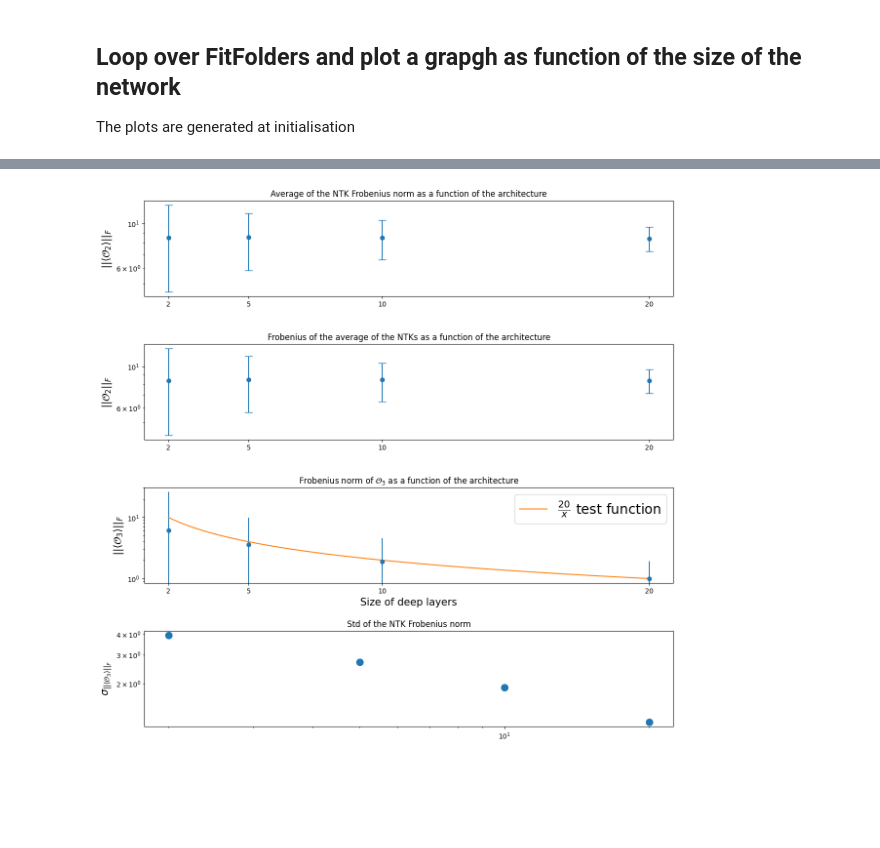
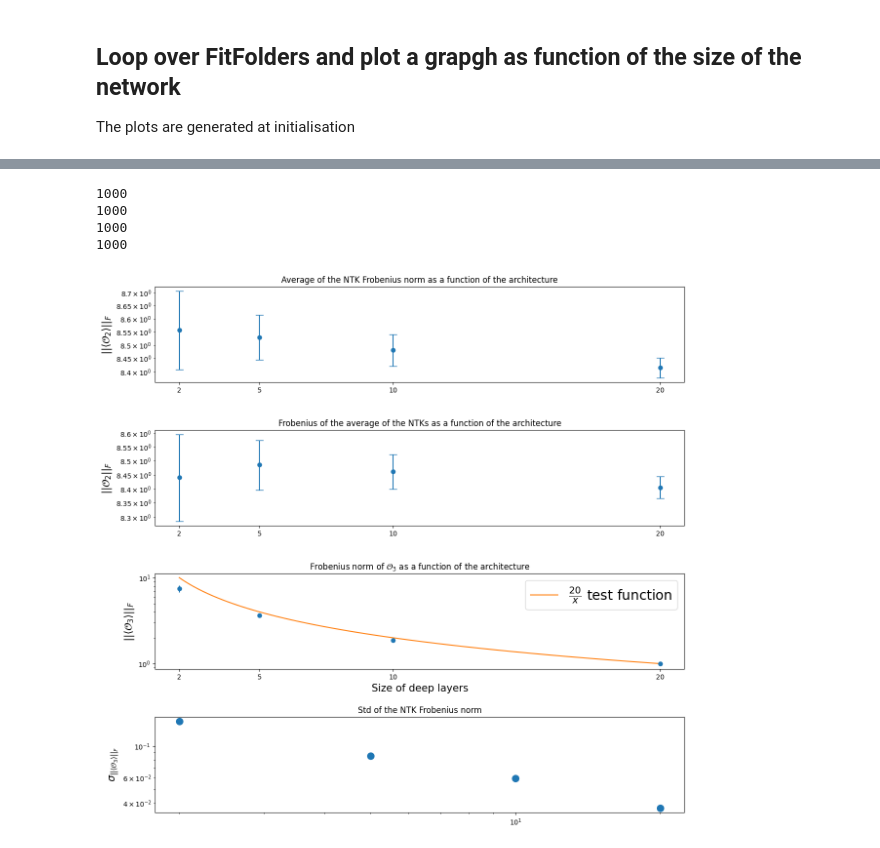
Before and after one commit to achiefa/NTK-interface, a Jupyter notebook: Analysis/Scaling_light.ipynb, the cells around one changed output, grey strips where cells are left out. Cells and saved outputs as stored; diff of their text form; code cells hidden in the pictures; blank space fills up the shorter version.

```diff
--- a/Analysis/Scaling_light.ipynb
+++ b/Analysis/Scaling_light.ipynb
@@ -113,6 +113,7 @@ for i, fit in enumerate(FitFolders):
     # TO_DO
     # _data_sample_size is hardcoded and not really recommended. Try to
     # to make it more general
+    nrep = ntk_frob.number_of_replicas
     ntk_frob = NTK_frob(fit, shape=(_data_sample_size, _data_sample_size), observable_name="NTK_eigen")
     o3 = O3(fit, shape=(_data_sample_size, _data_sample_size, _data_sample_size), observable_name="O_3")
     ntk = NTK_element_wise(fit, shape=(_data_sample_size, _data_sample_size), observable_name="NTK_eigen")
@@ -136,39 +177,80 @@ for i, fit in enumerate(FitFolders):
+# %%
+labels = np.zeros(len(FitFolders))
+reduced_ntk_mean_values = np.zeros(len(FitFolders))
+reduced_ntk_std_values = np.zeros(len(FitFolders))
+reduced_ntk_full_mean_values = np.zeros(len(FitFolders))
+reduced_ntk_full_std_values = np.zeros(len(FitFolders))
+reduced_O3_mean_values = np.zeros(len(FitFolders))
+reduced_O3_std_values = np.zeros(len(FitFolders))
+
+for i, fit in enumerate(FitFolders):
+
+    # TO_DO
+    # _data_sample_size is hardcoded and not really recommended. Try to
+    # to make it more general
+    reduced=0
+    nrep = ntk_frob.number_of_replicas
+    if (i==0):
+      reduced = 1000
+      nrep = 1000
+
+    reduced_ntk_frob = NTK_frob(fit, shape=(_data_sample_size, _data_sample_size), observable_name="NTK_eigen", reduced_reps=reduced)
+    reduced_o3 = O3(fit, shape=(_data_sample_size, _data_sample_size, _data_sample_size), observable_name="O_3", reduced_reps=reduced)
+    reduced_ntk = NTK_element_wise(fit, shape=(_data_sample_size, _data_sample_size), observable_name="NTK_eigen", reduced_reps=reduced)
+
+    reduced_ntk_frob_mean, reduced_ntk_frob_std = reduced_ntk_frob.average_over_replicas_test(0)
+    reduced_o3_mean, reduced_o3_std = reduced_o3.average_over_replicas_test(0)
+    reduced_ntk_full_mean, reduced_ntk_full_std = reduced_ntk.average_over_replicas_test(0)
+
+
+    print(nrep)
+    reduced_ntk_full_mean_values[i] = np.linalg.norm(reduced_ntk_full_mean)
+    reduced_ntk_full_std_values[i] = np.linalg.norm(reduced_ntk_full_std) / np.sqrt(nrep)
+    reduced_ntk_mean_values[i] = reduced_ntk_frob_mean
+    reduced_ntk_std_values[i] = reduced_ntk_frob_std / np.sqrt(nrep)
+    reduced_O3_mean_values[i] = reduced_o3_mean
+    reduced_O3_std_values[i] = reduced_o3_std / np.sqrt(nrep)
+# %% [output]
+1000
+1000
+1000
+1000
 # %%
 from matplotlib.ticker import MaxNLocator
 
 f, ax = plt.subplots(4,1, sharex=False, gridspec_kw = {"hspace" : 0.5}, figsize=(14,14))
 #ax.plot( NTK_frob_norms, 'bo', )
-ax[0].errorbar(labels, ntk_mean_values, yerr = ntk_std_values, fmt='o', capsize=6)
+ax[0].errorbar(labels, reduced_ntk_mean_values, yerr = reduced_ntk_std_values, fmt='o', capsize=6)
 ax[0].set_ylabel(r"$||\left<\mathcal{O}_2 \right>||_F$", fontsize=15)
 ax[0].set_title("Average of the NTK Frobenius norm as a function of the architecture")
 ax[0].set_xticks(labels)
 ax[0].set_yscale('log')
 ax[0].set_yscale('log')
 
-ax[1].errorbar(labels, ntk_full_mean_values, yerr = ntk_full_std_values, fmt='o', capsize=6)
+ax[1].errorbar(labels, reduced_ntk_full_mean_values, yerr = reduced_ntk_full_std_values, fmt='o', capsize=6)
 ax[1].set_ylabel(r"$||\mathcal{O}_2 ||_F$", fontsize=15)
 ax[1].set_title("Frobenius of the average of the NTKs as a function of the architecture")
 ax[1].set_xticks(labels)
 ax[1].set_yscale('log')
 ax[1].set_yscale('log')
 
-ax[2].errorbar(labels, O3_mean_values, yerr = O3_std_values, fmt='o')
+ax[2].errorbar(labels, reduced_O3_mean_values, yerr = reduced_O3_std_values, fmt='o')
 ax[2].set_title("Frobenius norm of $\mathcal{O}_3$ as a function of the architecture")
 ax[2].set_xlabel(r"Size of deep layers", fontsize=15)
 ax[2].set_ylabel(r"$|| \left< \mathcal{O}_3 \right> ||_F$", fontsize=15)
 ax[2].plot(np.linspace(2,20,100), [20/x for x in np.linspace(2,20,100)], label=r"$\frac{20}{x}$ test function")
 ax[2].legend(fontsize=20)
 ax[2].set_xticks(labels)
 ax[2].set_yscale('log')
 
 ax[3].set_title("Std of the NTK Frobenius norm")
 ax[3].set_ylabel(r"$ \sigma_{|| \left< \mathcal{O}_3 \right> ||_F}$", fontsize=15)
-ax[3].plot(labels, ntk_std_values, linestyle='', marker='.', markersize=20)
+ax[3].plot(labels, reduced_ntk_std_values, linestyle='', marker='.', markersize=20)
 ax[3].set_xticks(labels)
 ax[3].set_xscale('log')
 ax[3].set_yscale('log')
 
 
 plt.show()
 # %% [output]
-[figure, old version]
+[figure, new version]
```
Also changed, not shown: parts of 6 cells of this notebook.
